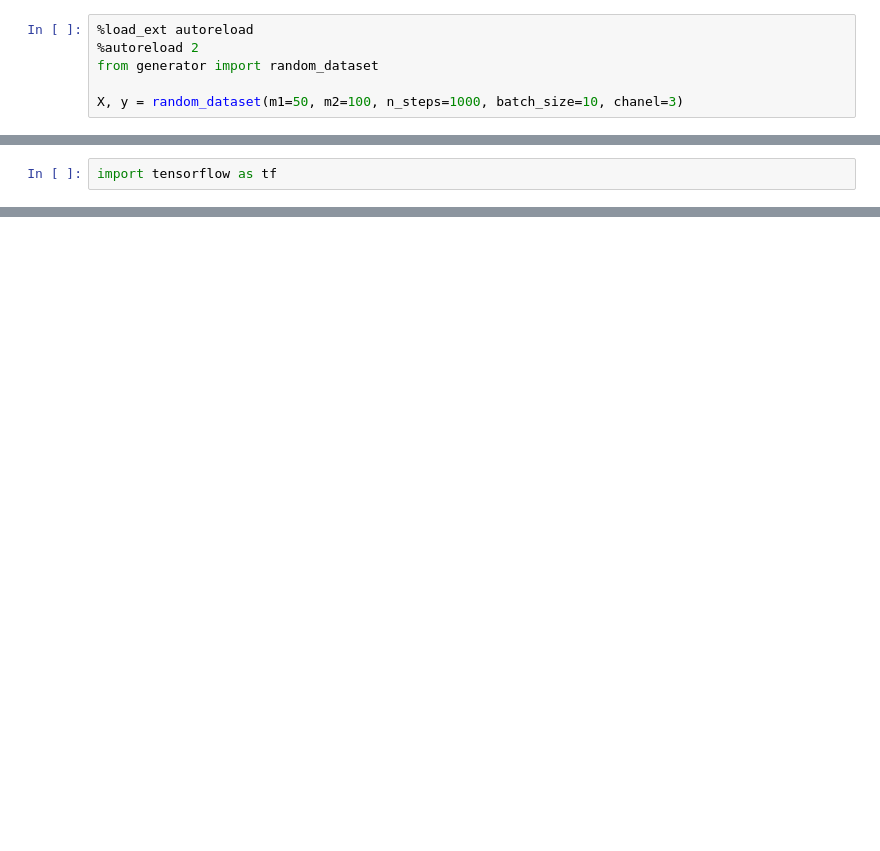
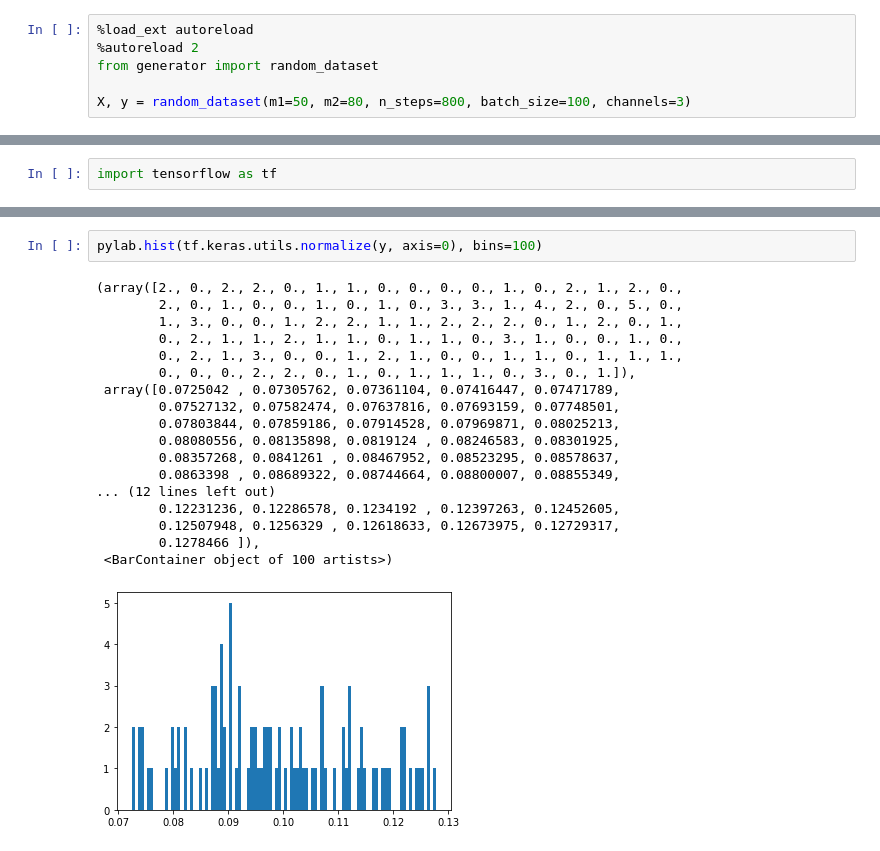
Before and after one commit to marcin119a/gw-predict, a Jupyter notebook: visual.ipynb, the cells around one changed output, grey strips where cells are left out. Saved outputs shown, nothing was run; the diff lists cells and outputs as text; blank space fills up the shorter version.

```diff
--- a/visual.ipynb
+++ b/visual.ipynb
@@ -3,4 +3,4 @@
 %autoreload 2
 from generator import random_dataset
 
-X, y = random_dataset(m1=50, m2=100, n_steps=1000, batch_size=10, chanel=3)
+X, y = random_dataset(m1=50, m2=80, n_steps=800, batch_size=100, channels=3)
@@ -16,0 +48,21 @@ import tensorflow as tf
+# %%
+pylab.hist(tf.keras.utils.normalize(y, axis=0), bins=100)
+# %% [output]
+(array([2., 0., 2., 2., 0., 1., 1., 0., 0., 0., 0., 1., 0., 2., 1., 2., 0.,
+        2., 0., 1., 0., 0., 1., 0., 1., 0., 3., 3., 1., 4., 2., 0., 5., 0.,
+        1., 3., 0., 0., 1., 2., 2., 1., 1., 2., 2., 2., 0., 1., 2., 0., 1.,
+        0., 2., 1., 1., 2., 1., 1., 0., 1., 1., 0., 3., 1., 0., 0., 1., 0.,
+        0., 2., 1., 3., 0., 0., 1., 2., 1., 0., 0., 1., 1., 0., 1., 1., 1.,
+        0., 0., 0., 2., 2., 0., 1., 0., 1., 1., 1., 0., 3., 0., 1.]),
+ array([0.0725042 , 0.07305762, 0.07361104, 0.07416447, 0.07471789,
+        0.07527132, 0.07582474, 0.07637816, 0.07693159, 0.07748501,
+        0.07803844, 0.07859186, 0.07914528, 0.07969871, 0.08025213,
+        0.08080556, 0.08135898, 0.0819124 , 0.08246583, 0.08301925,
+        0.08357268, 0.0841261 , 0.08467952, 0.08523295, 0.08578637,
+        0.0863398 , 0.08689322, 0.08744664, 0.08800007, 0.08855349,
+... (12 lines left out)
+        0.12231236, 0.12286578, 0.1234192 , 0.12397263, 0.12452605,
+        0.12507948, 0.1256329 , 0.12618633, 0.12673975, 0.12729317,
+        0.1278466 ]),
+ <BarContainer object of 100 artists>)
+[figure, added]
```
Also changed, not shown: parts of 12 cells of this notebook.
